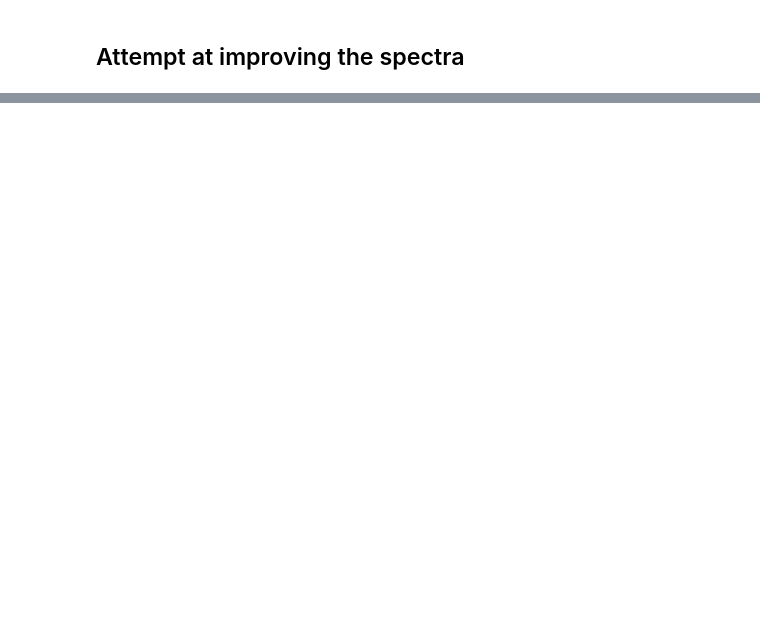
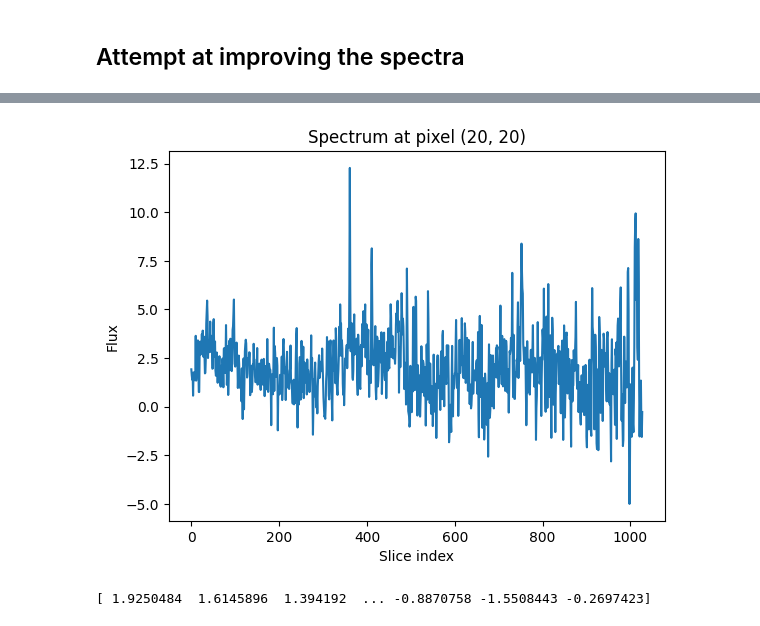
Before and after one commit to fa-yil/miri_bg_subtract, a Jupyter notebook: miri_notebook/spectroscopy.ipynb, the cells around one changed output, grey strips where cells are left out. Saved outputs shown, nothing was run; the diff lists cells and outputs as text; code cells hidden in the pictures; blank space fills up the shorter version.

```diff
--- a/miri_notebook/spectroscopy.ipynb
+++ b/miri_notebook/spectroscopy.ipynb
@@ -151,0 +28,5 @@ plt.show()
+# %%
+PATH = "/home/fatih/G165_main/G165_miri_bg_subtraction/miri_notebook/mrs_data/Obs003/stage3/Level3_ch3-long_s3d.fits"
+REGION_FILE = "/home/fatih/G165_main/G165_miri_bg_subtraction/data/carta_regions/science_footprints_ds9_world"
+fitsfile = fits.open(PATH)
+fitsfile.info()
@@ -151,0 +43,14 @@ plt.show()
+# %%
+fitsfile[1].header
+image_data = fitsfile[1].data
+spectrum = image_data[:, 20, 20]  # Extracting a spectrum from a specific pixel
+plt.plot(spectrum)
+plt.xlabel("Slice index")
+plt.ylabel("Flux")
+plt.title(f"Spectrum at pixel ({20}, {20})")
+plt.show()
+
+print(spectrum)
+# %% [output]
+[figure, added]
+[ 1.9250484  1.6145896  1.394192  ... -0.8870758 -1.5508443 -0.2697423]
```
Also changed, not shown: parts of 10 cells of this notebook, 2 other files.
